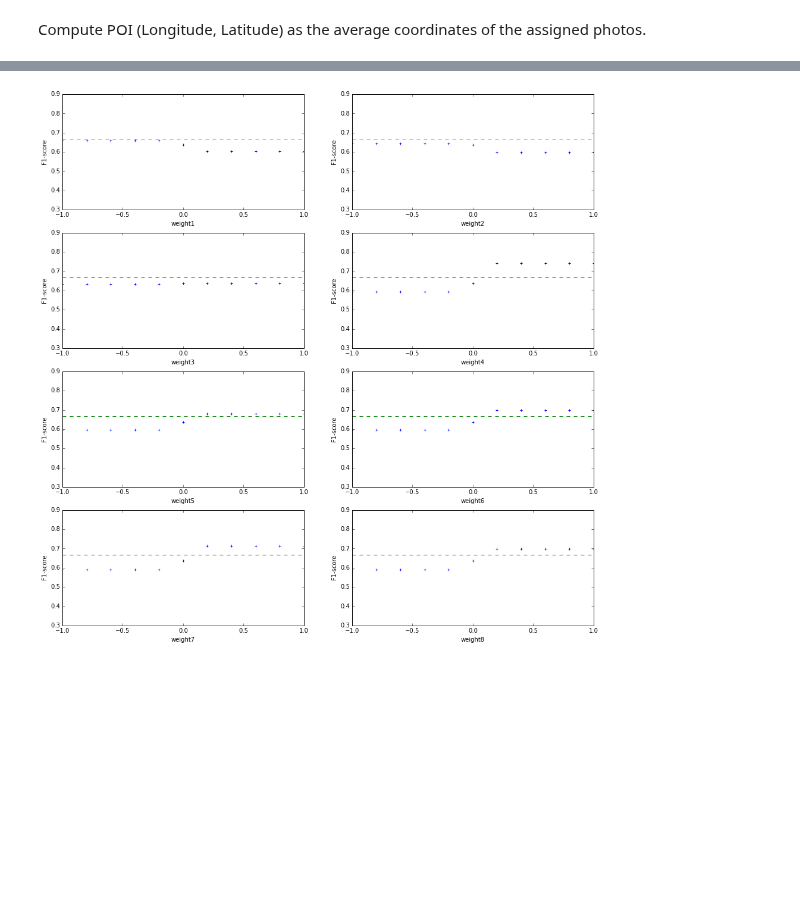
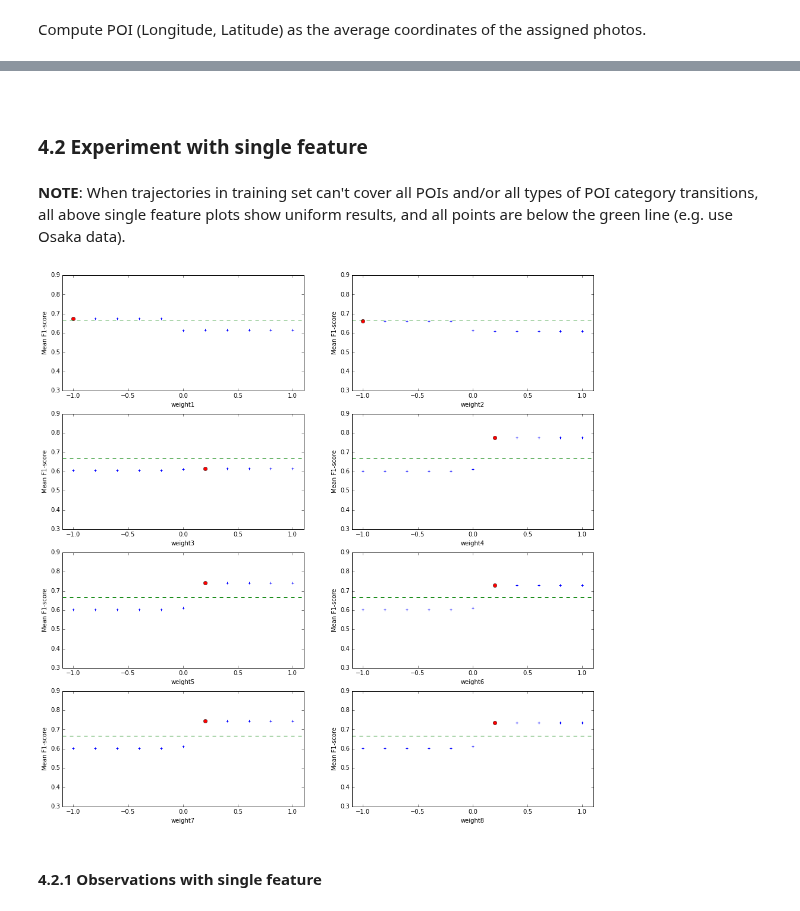
Before and after one commit to chengsoonong/digbeta, a Jupyter notebook: tour/experiment.ipynb, the cells around one changed output, grey strips where cells are left out. Drawn from its saved outputs; the diff is of its cells as text; code cells hidden in the pictures; blank space fills up the shorter version.

```diff
--- a/tour/experiment.ipynb
+++ b/tour/experiment.ipynb
@@ -486,3 +660,13 @@ def calc_F1score(seq_act, seq_rec):
     recall = len(intersect) / len(seq_act)
     precision = len(intersect) / len(seq_rec)
     return 2. * precision * recall / (precision + recall)
+# %%
+def calc_mean_F1score(train_set, train_seqs, enum_seqs, all_scores, score_indices):
+    F1scores = []
+    for seqid in train_set:
+        scores = np.array([all_scores[x] for x in score_indices[seqid]])
+        bestseq = enum_seqs[seqid][scores.argmax()]
+        F1scores.append(calc_F1score(train_seqs[seqid], bestseq))
+    return np.mean(F1scores)
+# %%
+features_mat = np.array(all_features)
@@ -488,0 +682,14 @@ def calc_F1score(seq_act, seq_rec):
+# %%
+N = 1000
+rand_weights = np.zeros((N, nfeatures), dtype=np.float64)
+rand_F1scores = np.zeros(N, dtype=np.float64)
+# %%
+for j in range(N):
+    weights = np.random.uniform(-1, 1, nfeatures)
+    rand_weights[j] = weights
+    all_scores = features_mat.dot(weights)
+    rand_F1scores[j] = calc_mean_F1score(train_set, train_seqs, enum_seqs, all_scores, score_indices)
+maxidx = rand_F1scores.argmax()
+minidx = rand_F1scores.argmin()
+print('max avgF1:', rand_F1scores[maxidx], ', weights:', rand_weights[maxidx])
+print('min avgF1:', rand_F1scores[minidx], ', weights:', rand_weights[minidx])
@@ -489,26 +718,38 @@ def calc_F1score(seq_act, seq_rec):
+# %% [markdown]
+<a id='sec4.2'></a>
+# %% [markdown]
+### 4.2 Experiment with single feature
+# %% [markdown]
+**NOTE**: When trajectories in training set can't cover all POIs and/or all types of POI category transitions, all above single feature plots show uniform results, and all points are below the green line (e.g. use Osaka data).
 # %%
 #values = [-0.5, 0, 0.5]
 values = np.linspace(-1, 1, 11)
 plt.figure(figsize=[16, 16])
 for j in range(nfeatures):
     all_F1scores = []
     for k in range(len(values)):
         weights = np.zeros(nfeatures, dtype=np.float64)
         weights[j] = values[k]
-        all_scores = features.dot(weights)
+        all_scores = features_mat.dot(weights)
         F1scores = []
         for seqid in train_set:
             scores = np.array([all_scores[x] for x in score_indices[seqid]])
             bestseq = enum_seqs[seqid][scores.argmax()]
             F1scores.append(calc_F1score(train_seqs[seqid], bestseq))
         all_F1scores.append(F1scores)
     plt.subplot(4, 2, j+1)
-    plt.xlim([-1, 1])
+    plt.xlim([-1.1, 1.1])
     plt.ylim([0.3, 0.9])
     plt.xlabel('weight' + str(j+1))
-    plt.ylabel('F1-score')
+    plt.ylabel('Mean F1-score')
     #plt.boxplot(all_F1scores, labels=values) #OK
-    plt.scatter(values, [np.mean(x) for x in all_F1scores], marker='+')
-    plt.plot([-1, 1], [0.667, 0.667], color='g', linestyle='--')
+    avgF1scores = np.array([np.mean(x) for x in all_F1scores])
+    plt.scatter(values, avgF1scores, marker='+')
+    #plt.scatter([values[avgF1scores.argmax()]], [avgF1scores.max()], s=30, marker='o')
+    plt.plot([values[avgF1scores.argmax()]], [avgF1scores.max()], marker='o', color='r')
+    plt.plot([-1.1, 1.1], [0.667, 0.667], color='g', linestyle='--', label='0.667')
+    plt.legend()
 # %% [output]
-[figure, old version]
+[figure, new version]
+# %% [markdown]
+#### 4.2.1 Observations with single feature
```
Also changed, not shown: parts of 124 cells of this notebook.
